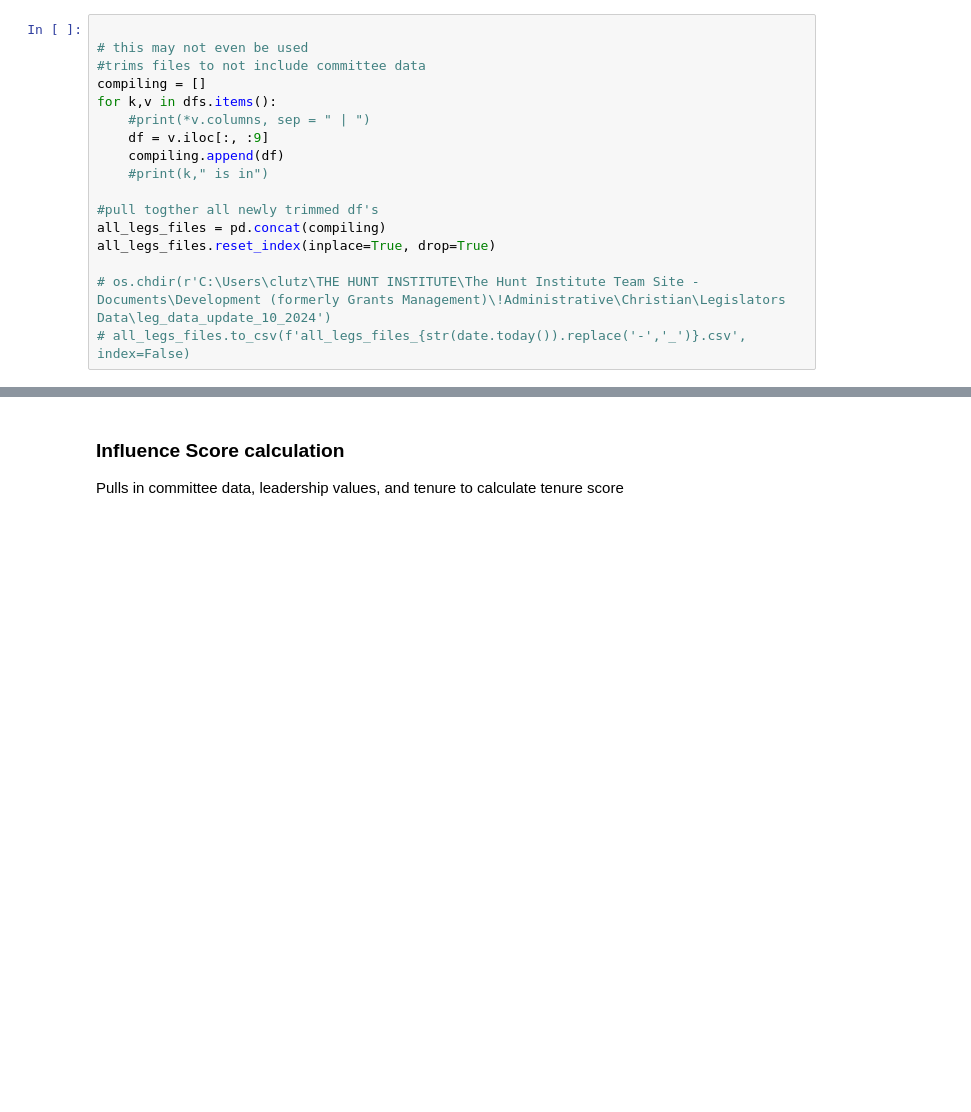
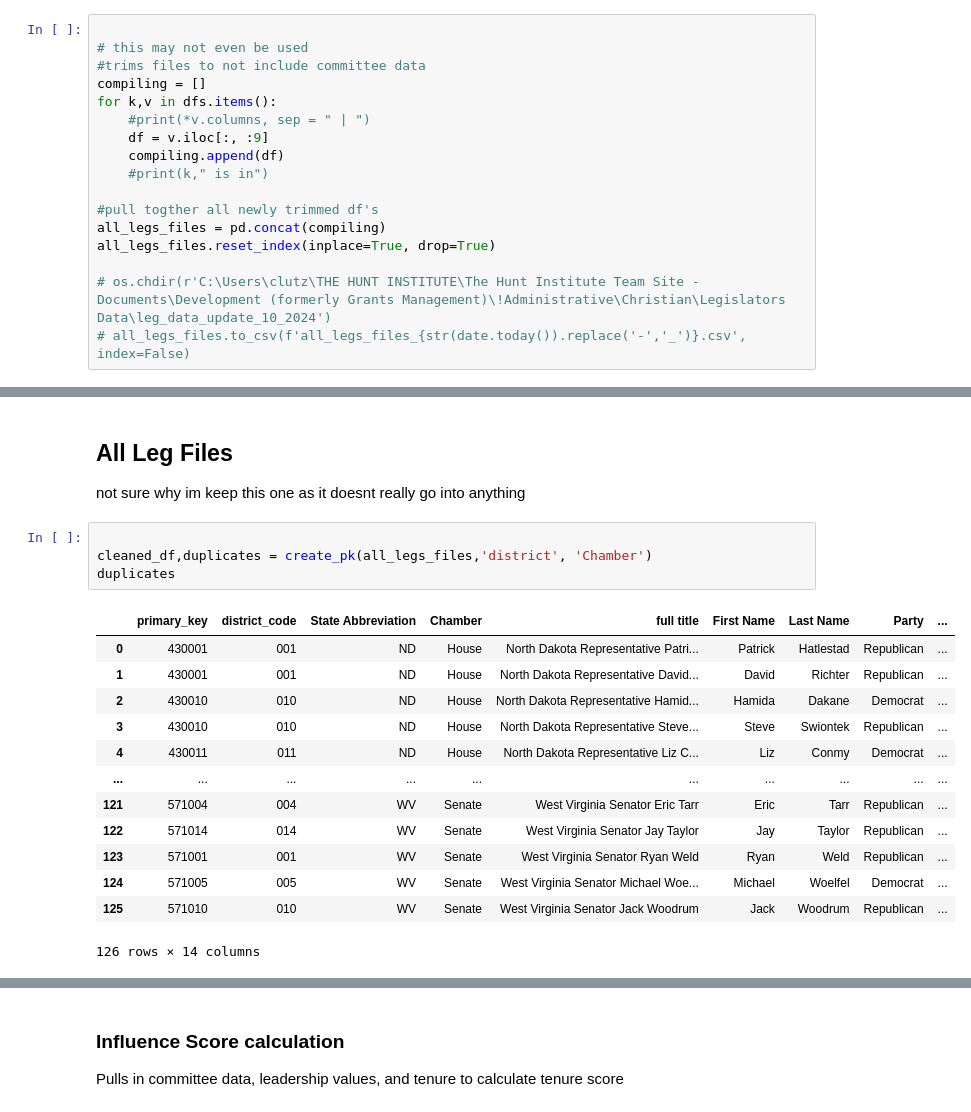
Before and after one commit to cnlutz20/THI_CPRL, a Jupyter notebook: scoring/get_influence_score.ipynb, the cells around one changed output, grey strips where cells are left out. Saved outputs shown, nothing was run; the diff lists cells and outputs as text; blank space fills up the shorter version.

Commit message:
edits to the primary keys only really need to fix issues with the influence score but nearly there

```diff
--- a/scoring/get_influence_score.ipynb
+++ b/scoring/get_influence_score.ipynb
@@ -125,2 +145,23 @@ ms_legs_lookup = (ms_legs.loc[:,['full_pk', 'Last Name']]).set_index('full_pk')[
+# %% [markdown]
+## All Leg Files
+not sure why im keep this one as it doesnt really go into anything
+# %%
+
+cleaned_df,duplicates = create_pk(all_legs_files,'district', 'Chamber')
+duplicates
+# %% [output]
+|  | primary_key | district_code | State Abbreviation | Chamber | full title | First Name | Last Name | Party | ... |
+| 0 | 430001 | 001 | ND | House | North Dakota Representative Patri... | Patrick | Hatlestad | Republican | ... |
+| 1 | 430001 | 001 | ND | House | North Dakota Representative David... | David | Richter | Republican | ... |
+| 2 | 430010 | 010 | ND | House | North Dakota Representative Hamid... | Hamida | Dakane | Democrat | ... |
+| 3 | 430010 | 010 | ND | House | North Dakota Representative Steve... | Steve | Swiontek | Republican | ... |
+| 4 | 430011 | 011 | ND | House | North Dakota Representative Liz C... | Liz | Conmy | Democrat | ... |
+| ... | ... | ... | ... | ... | ... | ... | ... | ... | ... |
+| 121 | 571004 | 004 | WV | Senate | West Virginia Senator Eric Tarr | Eric | Tarr | Republican | ... |
+| 122 | 571014 | 014 | WV | Senate | West Virginia Senator Jay Taylor | Jay | Taylor | Republican | ... |
+| 123 | 571001 | 001 | WV | Senate | West Virginia Senator Ryan Weld | Ryan | Weld | Republican | ... |
+| 124 | 571005 | 005 | WV | Senate | West Virginia Senator Michael Woe... | Michael | Woelfel | Democrat | ... |
+| 125 | 571010 | 010 | WV | Senate | West Virginia Senator Jack Woodrum | Jack | Woodrum | Republican | ... |
+126 rows × 14 columns
 # %%
 
```
Also changed, not shown: parts of 15 cells of this notebook, 5 other files.
